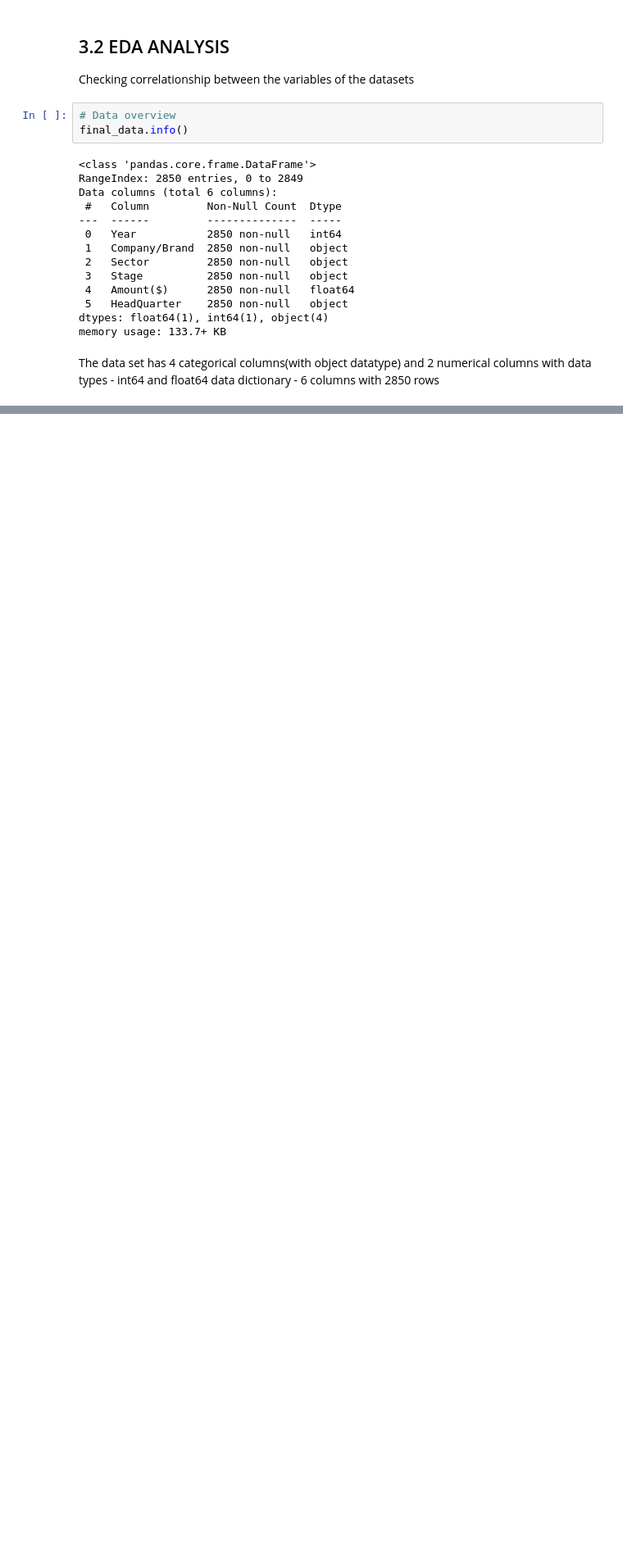
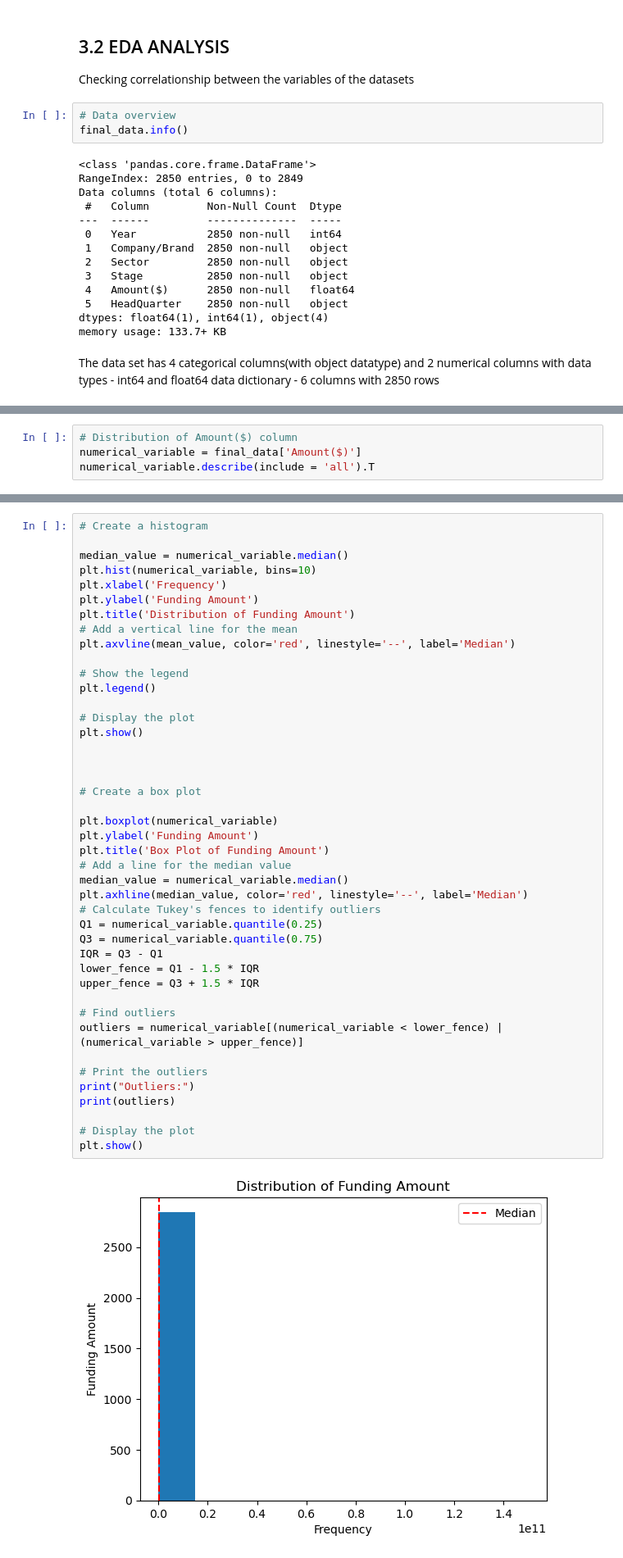
Before and after one commit to MarthaK-Coder/AZUBI-AFRICA--LP1-Sprint, a Jupyter notebook: ProjectNotebook.ipynb, the cells around one changed output, grey strips where cells are left out. Shown at 82% size. Cells and saved outputs as stored; diff of their text form; blank space fills up the shorter version.

```diff
--- a/ProjectNotebook.ipynb
+++ b/ProjectNotebook.ipynb
@@ -1981,0 +1974,4 @@ final_data.describe()
+# %%
+# Distribution of Amount($) column
+numerical_variable = final_data['Amount($)']
+numerical_variable.describe(include = 'all').T
@@ -1981,0 +1988,45 @@ final_data.describe()
+# %%
+# Create a histogram
+
+median_value = numerical_variable.median()
+plt.hist(numerical_variable, bins=10)
+plt.xlabel('Frequency')
+plt.ylabel('Funding Amount')
+plt.title('Distribution of Funding Amount')
+# Add a vertical line for the mean
+plt.axvline(mean_value, color='red', linestyle='--', label='Median')
+
+# Show the legend
+plt.legend()
+
+# Display the plot
+plt.show()
+
+
+
+# Create a box plot
+
+plt.boxplot(numerical_variable)
+plt.ylabel('Funding Amount')
+plt.title('Box Plot of Funding Amount')
+# Add a line for the median value
+median_value = numerical_variable.median()
+plt.axhline(median_value, color='red', linestyle='--', label='Median')
+# Calculate Tukey's fences to identify outliers
+Q1 = numerical_variable.quantile(0.25)
+Q3 = numerical_variable.quantile(0.75)
+IQR = Q3 - Q1
+lower_fence = Q1 - 1.5 * IQR
+upper_fence = Q3 + 1.5 * IQR
+
+# Find outliers
+outliers = numerical_variable[(numerical_variable < lower_fence) | (numerical_variable > upper_fence)]
+
+# Print the outliers
+print("Outliers:")
+print(outliers)
+
+# Display the plot
+plt.show()
+# %% [output]
+[figure, added]
```
Also changed, not shown: parts of 37 cells of this notebook.
